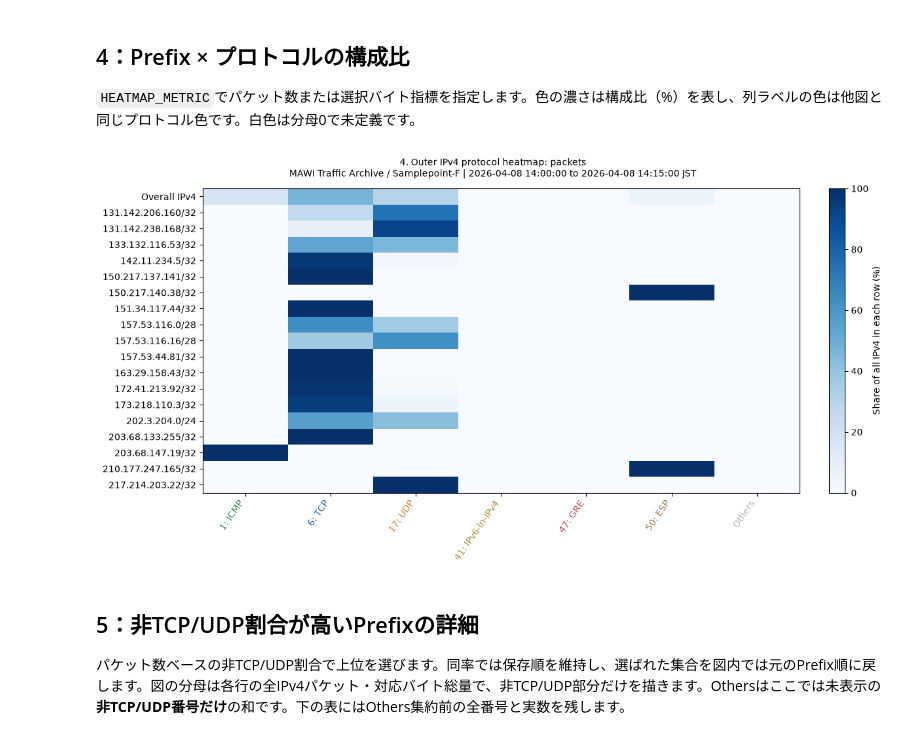
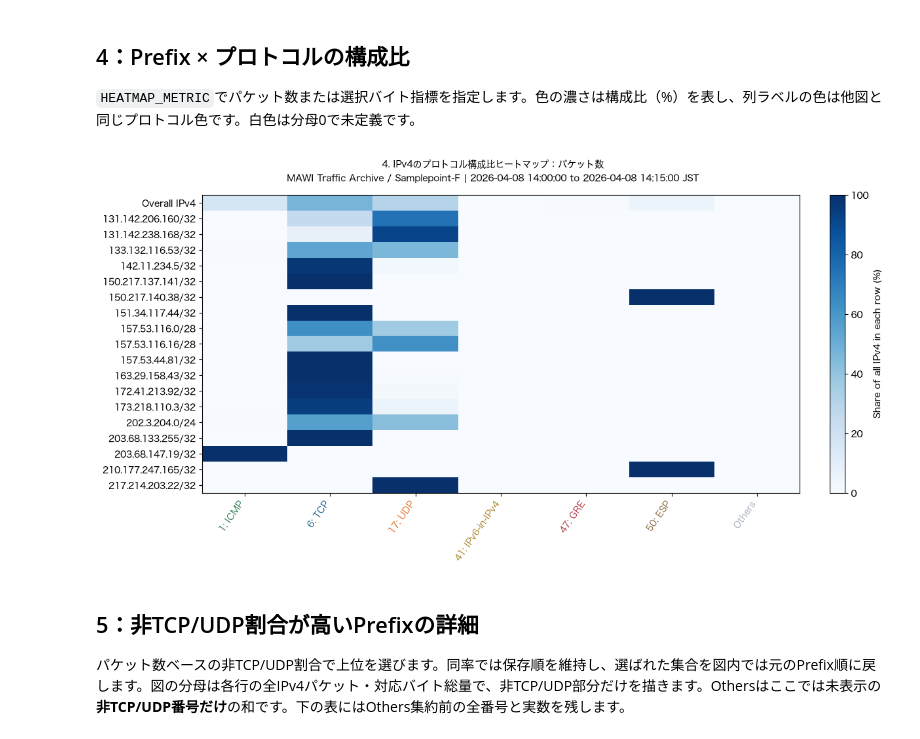
Before and after one commit to ShuntaSakai/mawi-protocol-analysis, a Jupyter notebook: notebook/02_prefix_protocol_distribution.ipynb, the cells around one changed output. Saved outputs shown, nothing was run; the diff lists cells and outputs as text; code cells hidden in the pictures.

```diff
--- a/notebook/02_prefix_protocol_distribution.ipynb
+++ b/notebook/02_prefix_protocol_distribution.ipynb
@@ -31,6 +31,8 @@ from matplotlib.ticker import PercentFormatter
 from IPython.display import display
 
 %matplotlib inline
+
+plt.rcParams["font.family"] = "Hiragino Sans"
 
 if BYTE_METRIC not in {"original_frame_bytes", "ip_packet_bytes"}:
     raise ValueError("Unsupported BYTE_METRIC")
@@ -99,7 +101,7 @@ dataset_caption = DATA_LABEL or f"{manifest['dataset']['name']} / {manifest['dat
 start_label = pd.Timestamp(window["start_jst"]).strftime("%Y-%m-%d %H:%M:%S")
 end_label = pd.Timestamp(window["end_jst"]).strftime("%Y-%m-%d %H:%M:%S")
 caption = f"{dataset_caption} | {start_label} to {end_label} JST"
-byte_label = {"original_frame_bytes": "PCAP orig_len bytes", "ip_packet_bytes": "known IP packet bytes"}[BYTE_METRIC]
+byte_label = {"original_frame_bytes": "バイト数", "ip_packet_bytes": "バイト数"}[BYTE_METRIC]
 labels = {"overall_ipv4": "Overall IPv4", **{p: p for p in prefix_order}, "selected_union": "Selected union"}
 print(caption)
 print("Historical selection:", manifest["prefix_selection"]["historical_selection_verification"])
@@ -262,20 +264,20 @@ finish(fig, "3. Known non-TCP/UDP share and difference; denominator = all IPv4 i
 # %%
 heatmap_shares = percent(shown_values(HEATMAP_METRIC), HEATMAP_METRIC)
 fig, ax = plt.subplots(figsize=(FIGSIZE[0], max(FIGSIZE[1], len(scope_order) * .33)), layout="constrained")
 if heatmap_shares.shape[1]:
     image = ax.imshow(np.ma.masked_invalid(heatmap_shares.to_numpy()), aspect="auto", vmin=0, vmax=100, cmap="Blues")
     fig.colorbar(image, ax=ax, label="Share of all IPv4 in each row (%)")
     ax.set_xticks(range(len(plot_order)), [protocol_labels[p] for p in plot_order], rotation=55, ha="right")
     for label, protocol in zip(ax.get_xticklabels(), plot_order):
         label.set_color(colors[protocol])
 else:
     ax.text(.5, .5, "No observed IPv4 protocols", transform=ax.transAxes, ha="center")
     ax.set_xticks([])
 ax.set_yticks(range(len(scope_order)), [labels[p] for p in scope_order])
-heatmap_label = "packets" if HEATMAP_METRIC == "packet_count" else byte_label
-finish(fig, f"4. Outer IPv4 protocol heatmap: {heatmap_label}")
+heatmap_label = "パケット数" if HEATMAP_METRIC == "packet_count" else byte_label
+finish(fig, f"4. IPv4のプロトコル構成比ヒートマップ：{heatmap_label}")
 # %% [output]
-[figure, old version]
+[figure, new version]
 # %% [markdown]
 ## 5：非TCP/UDP割合が高いPrefixの詳細
 
```
Also changed, not shown: parts of 4 cells of this notebook.
